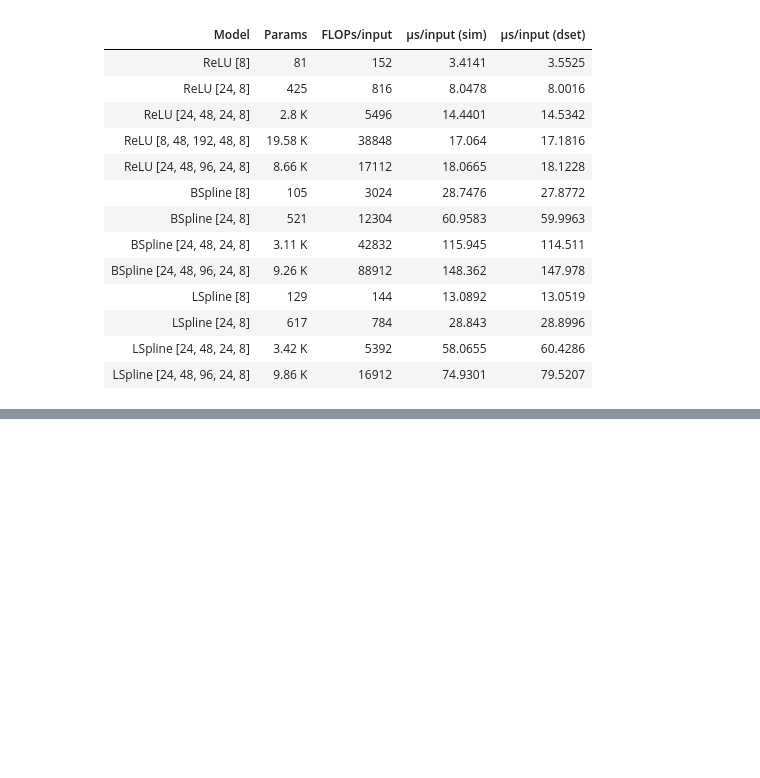
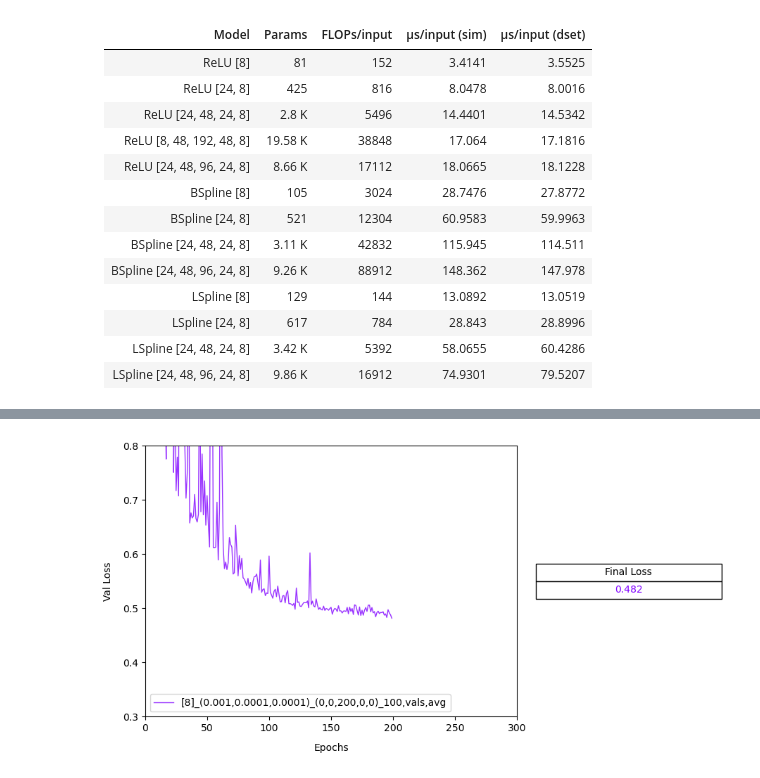
Before and after one commit to liam-hp/deepsplines-thesis, a Jupyter notebook: plot_data.ipynb, the cells around one changed output, grey strips where cells are left out. Drawn from its saved outputs; the diff is of its cells as text; code cells hidden in the pictures; blank space fills up the shorter version.

```diff
--- a/plot_data.ipynb
+++ b/plot_data.ipynb
@@ -159,0 +259,23 @@ utils.plot_multiple2(
+# %%
+import utils
+
+# ~~~~~~~~~~~~~~~
+# ~ Testing Switching Time - need to use average or its hard to see the drop clearly
+# ~~~~~~~~~~~~~~~
+utils.plot_multiple2(
+    model_paths=[
+
+        ("WB", "[8]_(0.001,0.0001,0.0001)_(0,0,200,0,0)_100", "vals", "avg"),
+        # ("", "", "vals", "avg"),
+
+    ],
+
+    x="epochs",
+    xlim = 300,
+    xmin=0,
+    ylim = .8,
+    ymin=.3,
+    # vbars = [(149, "lightgrey"), (169, "lightgrey")],
+)
+# %% [output]
+[figure, added]
```
Also changed, not shown: parts of 14 cells of this notebook, 7 other files.
